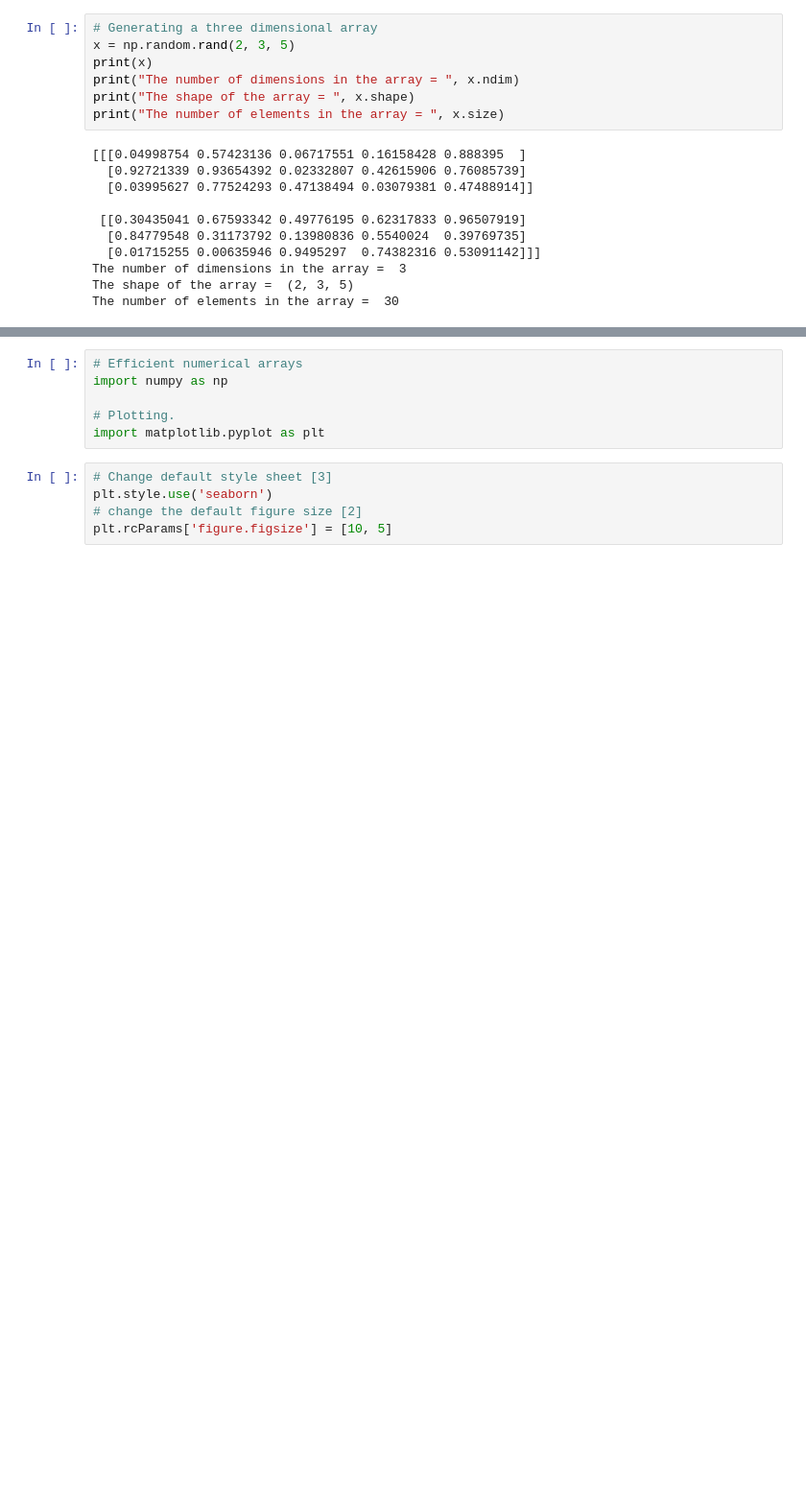
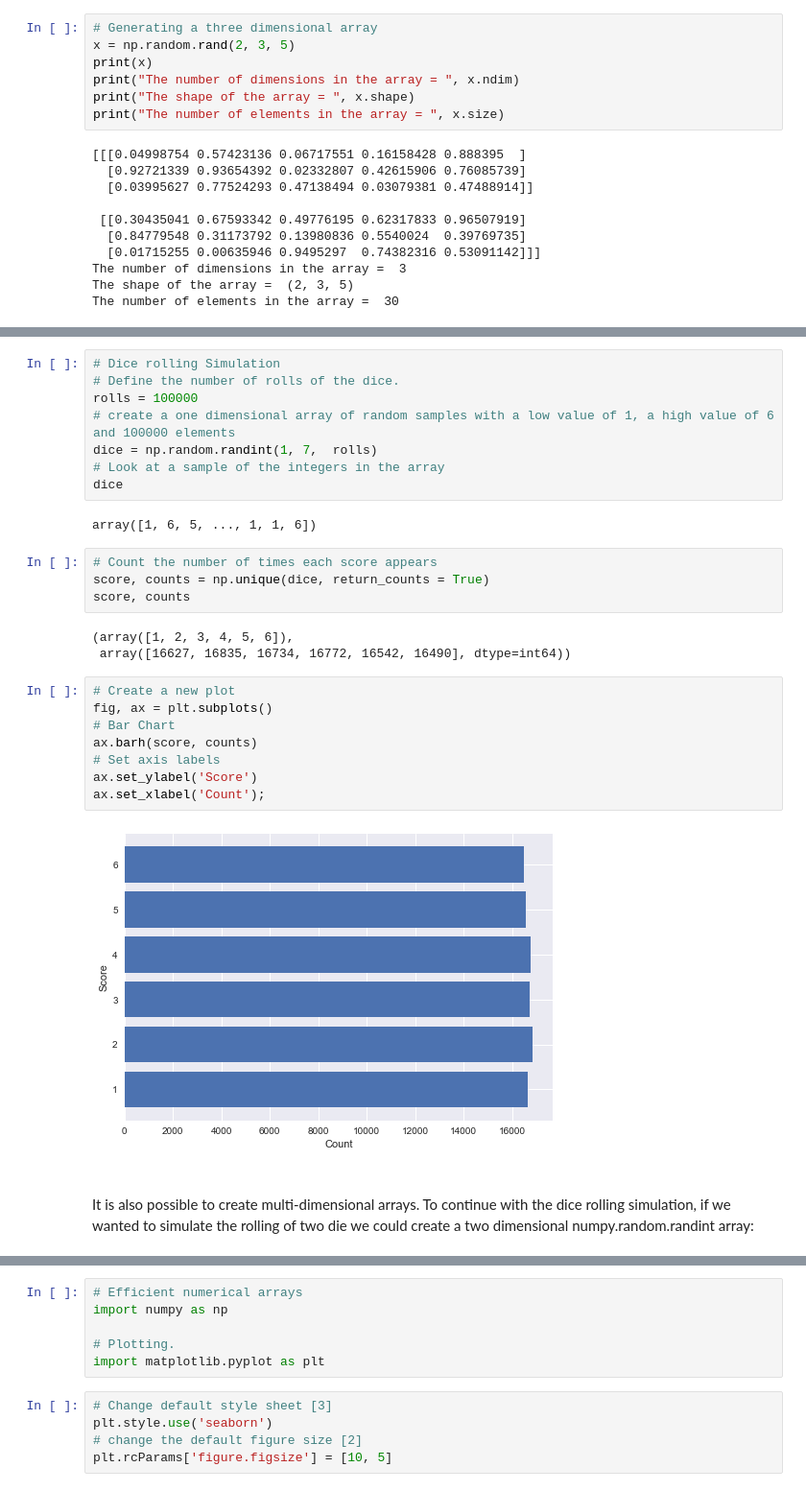
Before and after one commit to Sam-Tracey/numpy-random, a Jupyter notebook: numpy-random.ipynb, the cells around one changed output, grey strips where cells are left out. Shown: that part at 96% size. Drawn from its saved outputs; the diff is of its cells as text; blank space fills up the shorter version.

```diff
--- a/numpy-random.ipynb
+++ b/numpy-random.ipynb
@@ -183,0 +252,31 @@ The number of elements in the array =  30
+# %%
+# Dice rolling Simulation
+# Define the number of rolls of the dice.
+rolls = 100000
+# create a one dimensional array of random samples with a low value of 1, a high value of 6 and 100000 elements
+dice = np.random.randint(1, 7,  rolls)
+# Look at a sample of the integers in the array
+dice
+# %% [output]
+array([1, 6, 5, ..., 1, 1, 6])
+# %%
+# Count the number of times each score appears
+score, counts = np.unique(dice, return_counts = True)
+score, counts
+# %% [output]
+(array([1, 2, 3, 4, 5, 6]),
+ array([16627, 16835, 16734, 16772, 16542, 16490], dtype=int64))
+# %%
+# Create a new plot
+fig, ax = plt.subplots()
+# Bar Chart
+ax.barh(score, counts)
+# Set axis labels
+ax.set_ylabel('Score')
+ax.set_xlabel('Count');
+# %% [output]
+[figure, added]
+# %% [markdown]
+<br>
+
+It is also possible to create multi-dimensional arrays. To continue with the dice rolling simulation, if we wanted to simulate the rolling of two die we could create a two dimensional numpy.random.randint array:
```
Also changed, not shown: parts of 12 cells of this notebook.
